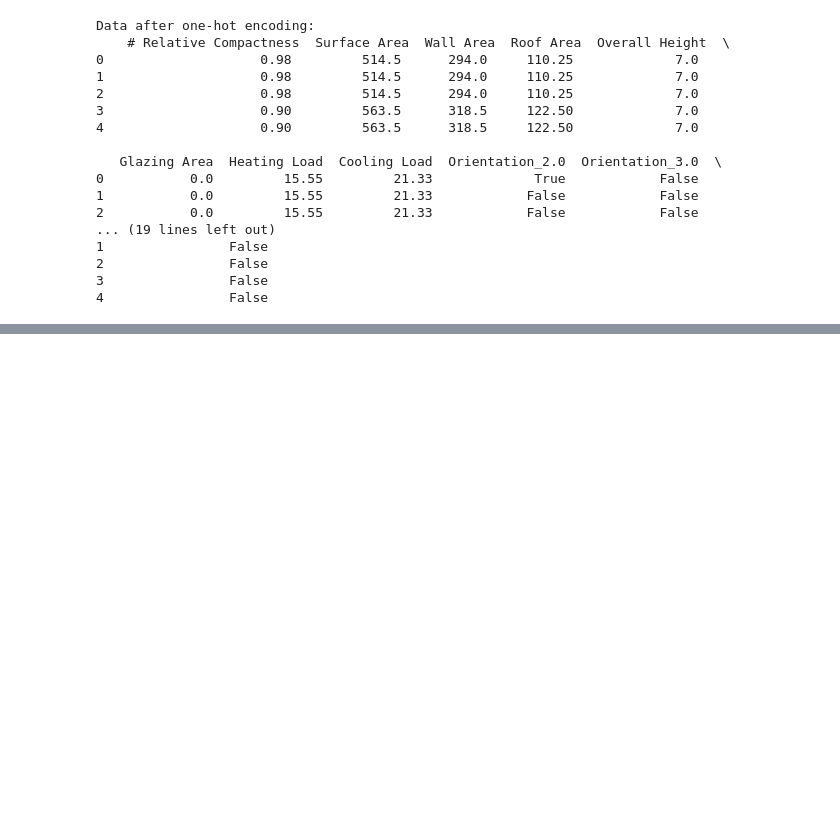
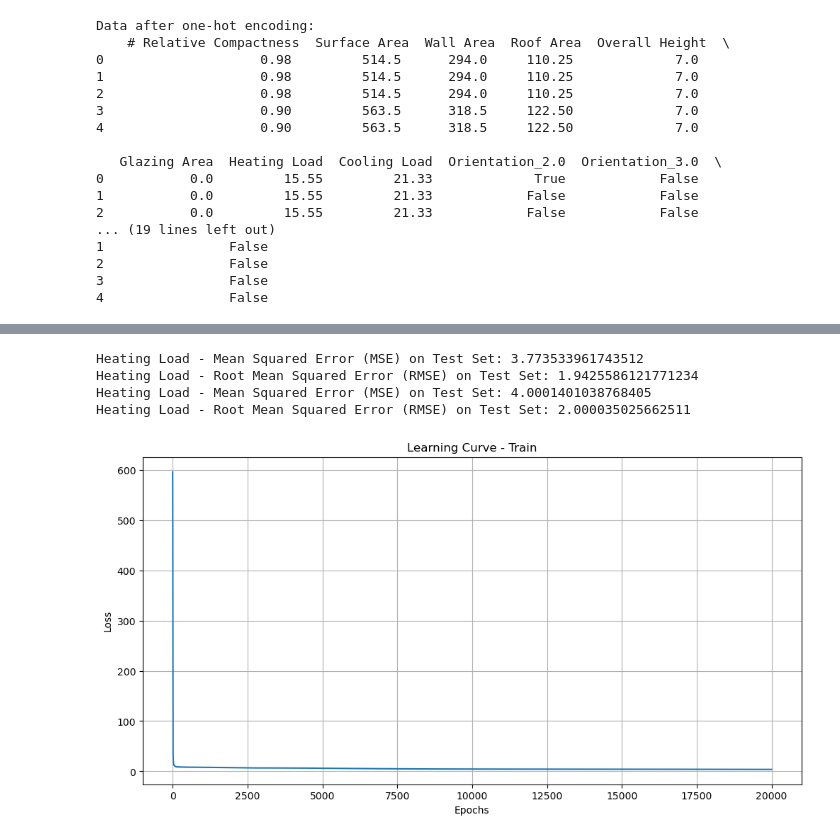
Before and after one commit to MinhBang1000/deep-learning-nycu, a Jupyter notebook: HW1/DL_HW1_313540015.ipynb, the cells around one changed output, grey strips where cells are left out. Cells and saved outputs as stored; diff of their text form; code cells hidden in the pictures; blank space fills up the shorter version.

Commit message:
DL_0001: Finished code for question 1

```diff
--- a/HW1/DL_HW1_313540015.ipynb
+++ b/HW1/DL_HW1_313540015.ipynb
@@ -240,7 +240,7 @@ def save_parameters(W1, b1, W2, b2):
     np.save(f"{file_path}/b2.npy",b2)
 # %%
 # Train the model
-def train(X, Y, input_dim, hidden_dim, output_dim, epochs, learning_rate, train_losses):
+def train(X, Y, input_dim, hidden_dim, output_dim, epochs, learning_rate, train_losses, X_test, Y_test, test_losses):
     # Initialize weights
     W1, b1, W2, b2 = initialize_weights(input_dim, hidden_dim, output_dim)
 
@@ -254,7 +254,7 @@ def train(X, Y, input_dim, hidden_dim, output_dim, epochs, learning_rate, train_
         # Saving training losses to plot learning curve
         train_losses.append(loss)
 
-        if (i % 100 == 0):
+        if (i % 500 == 0):
             print(f'Epoch {i+1}/{epochs}, Loss: {loss}')
 
         # Backward propagation
@@ -263,6 +263,12 @@ def train(X, Y, input_dim, hidden_dim, output_dim, epochs, learning_rate, train_
         # Update weights
         W1, b1, W2, b2 = update_weights(W1, b1, W2, b2, dW1, db1, dW2, db2, learning_rate)
 
+        # Test every single version
+        _, _, _, Y_pred_heating = forward_propagation(X_test, W1, b1, W2, b2)
+        test_loss = np.mean((Y_pred_heating - Y_test) ** 2)
+        test_losses.append(test_loss)
+
+
     return W1, b1, W2, b2
 # %%
 # Train Processing
@@ -272,10 +278,11 @@ output_dim = 1  # Predicting one continuous value (Heating Load)
 epochs = 20000  # You can adjust the number of epochs
 learning_rate = 0.01  # Learning rate for gradient descent
 train_losses = []
+test_losses = []
 
 # Train the model
 W1, b1, W2, b2 = train(X_train, Y_train['Heating Load'].values.reshape(-1, 1),
-                       input_dim, hidden_dim, output_dim, epochs, learning_rate, train_losses)
+                       input_dim, hidden_dim, output_dim, epochs, learning_rate, train_losses, X_test, Y_test[["Heating Load"]], test_losses)
 
 # Save all weights and biases
 save_parameters(W1, b1, W2, b2)
@@ -321,3 +315,7 @@ _, _, _, Y_pred_cooling = forward_propagation(X_test, W1, b1, W2, b2)
 # Evaluate the performance using MSE
 mse_cooling = mean_squared_error(Y_test['Cooling Load'], Y_pred_cooling)
 print(f'Cooling Load - Mean Squared Error (MSE) on Test Set: {mse_cooling}')
+# %%
+# Question 1-a: Predict Heating Load, Evaluate performance using RMSE for Training Data and Test Data
+_, _, _, Y_pred_heating_test = forward_propagation(X_test, W1, b1, W2, b2)
+_, _, _, Y_pred_heating_train = forward_propagation(X_train, W1, b1, W2, b2)
@@ -323,0 +340,63 @@ print(f'Cooling Load - Mean Squared Error (MSE) on Test Set: {mse_cooling}')
+# %%
+# Question 1-b:
+# Evaluate the performance for TRAIN using Mean Squared Error (RMSE)
+from sklearn.metrics import mean_squared_error
+mse_heating = mean_squared_error(Y_train['Heating Load'], Y_pred_heating_train)
+print(f'Heating Load - Mean Squared Error (MSE) on Test Set: {mse_heating}')
+print(f'Heating Load - Root Mean Squared Error (RMSE) on Test Set: {np.sqrt(mse_heating)}')
+
+# Evaluate the performance for TEST using Mean Squared Error (RMSE)
+mse_heating = mean_squared_error(Y_test['Heating Load'], Y_pred_heating_test)
+print(f'Heating Load - Mean Squared Error (MSE) on Test Set: {mse_heating}')
+print(f'Heating Load - Root Mean Squared Error (RMSE) on Test Set: {np.sqrt(mse_heating)}')
+
+import matplotlib.pyplot as plt
+
+# Visualize the learning curve (TRAIN DATA)
+plt.figure(figsize=(12, 6))
+plt.plot(train_losses)
+plt.title("Learning Curve - Train")
+plt.xlabel("Epochs")
+plt.ylabel("Loss")
+plt.grid(True)
+plt.show()
+
+# Visualize the learning curve (TEST DATA)
+plt.figure(figsize=(12, 6))
+plt.plot(test_losses)
+plt.title("Learning Curve - Test")
+plt.xlabel("Epochs")
+plt.ylabel("Loss")
+plt.grid(True)
+plt.show()
+
+# Number of cases - For clearer visualize
+cases = 100
+
+# Regression result with training labels
+plt.figure(figsize=(12, 6))
+plt.plot(Y_pred_heating_train.flatten()[:cases], label="Predicted", linestyle='-', marker='o')
+plt.plot(Y_train["Heating Load"].values[:cases], label="Actual", linestyle='-', marker='.')
+plt.title("Model Predictions vs Actual Values")
+plt.xlabel("#Th case")
+plt.ylabel("Heating Load")
+plt.legend()
+plt.grid(True)
+plt.show()
+
+# Regression result with testing labels
+plt.figure(figsize=(12, 6))
+plt.plot(Y_pred_heating_test.flatten()[:cases], label="Predicted", linestyle='-', marker='o')
+plt.plot(Y_test["Heating Load"].values[:cases], label="Actual", linestyle='-', marker='.')
+plt.title("Model Predictions vs Actual Values")
+plt.xlabel("#Th case")
+plt.ylabel("Heating Load")
+plt.legend()
+plt.grid(True)
+plt.show()
+# %% [output]
+Heating Load - Mean Squared Error (MSE) on Test Set: 3.773533961743512
+Heating Load - Root Mean Squared Error (RMSE) on Test Set: 1.9425586121771234
+Heating Load - Mean Squared Error (MSE) on Test Set: 4.0001401038768405
+Heating Load - Root Mean Squared Error (RMSE) on Test Set: 2.000035025662511
+[figure, added]
```
Also changed, not shown: parts of 6 cells of this notebook, 4 other files.
